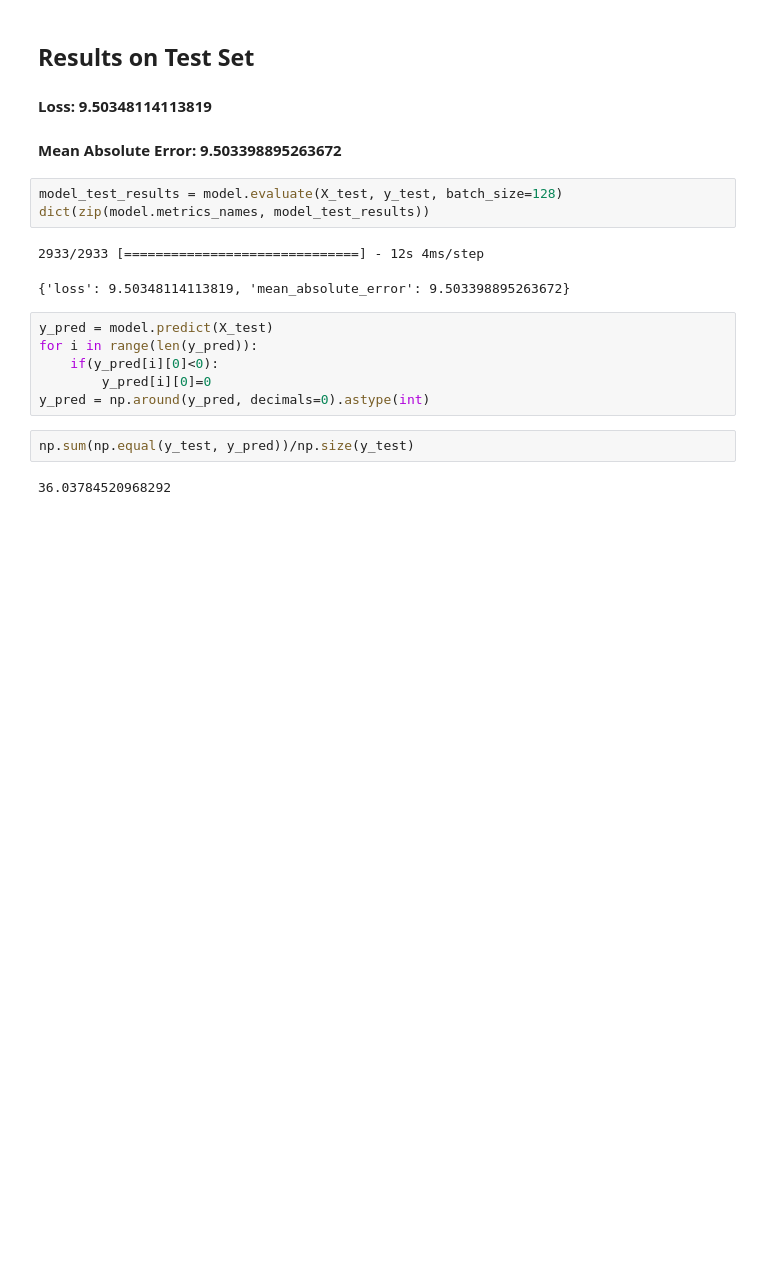
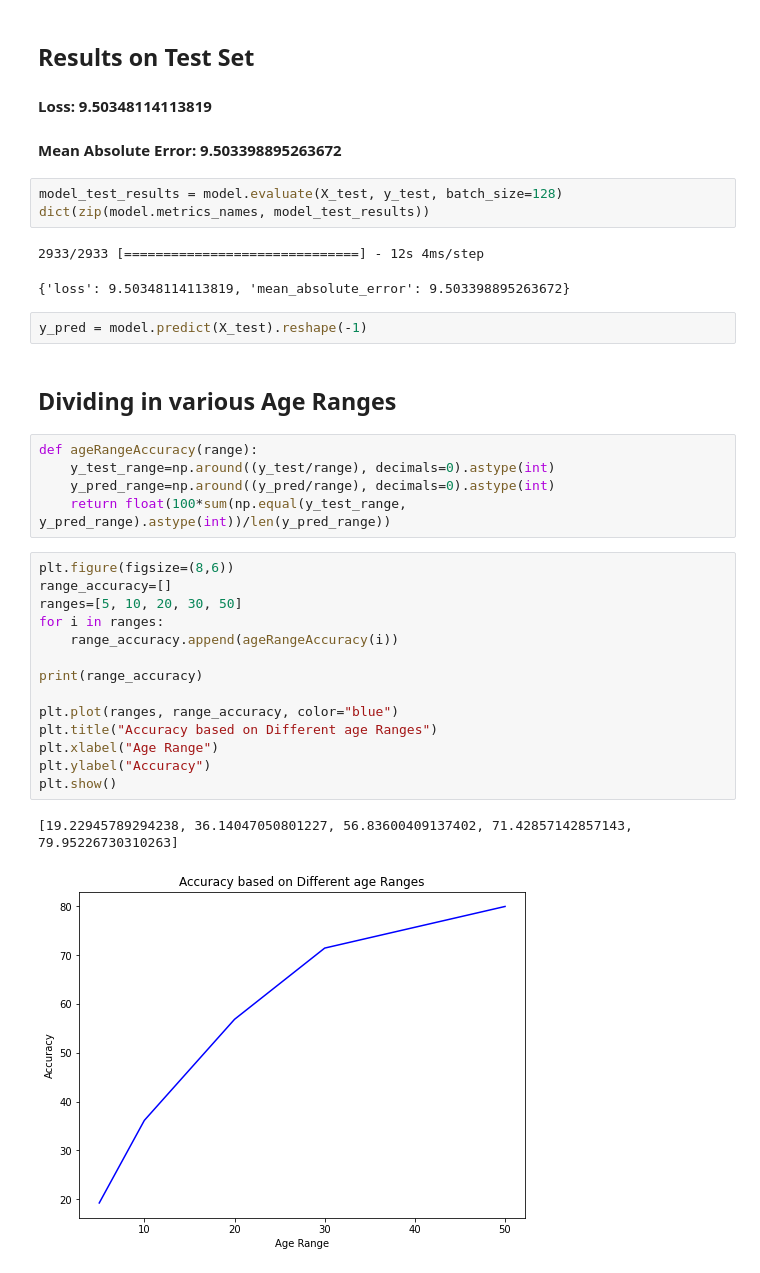
Before and after one commit to Facify/Models, a Jupyter notebook: CNN_facial-age.ipynb, the cells around one changed output. Cells and saved outputs as stored; diff of their text form; blank space fills up the shorter version.

Commit message:
Accuracy in various age ranges

```diff
--- a/CNN_facial-age.ipynb
+++ b/CNN_facial-age.ipynb
@@ -236,13 +235,29 @@ dict(zip(model.metrics_names, model_test_results))
 # %% [output]
 2933/2933 [==============================] - 12s 4ms/step
 {'loss': 9.50348114113819, 'mean_absolute_error': 9.503398895263672}
-# %%
-y_pred = model.predict(X_test)
-for i in range(len(y_pred)):
-    if(y_pred[i][0]<0):
-        y_pred[i][0]=0
-y_pred = np.around(y_pred, decimals=0).astype(int)
-# %%
-np.sum(np.equal(y_test, y_pred))/np.size(y_test)
-# %% [output]
-36.03784520968292
+# %%
+y_pred = model.predict(X_test).reshape(-1)
+# %% [markdown]
+## Dividing in various Age Ranges
+# %%
+def ageRangeAccuracy(range):
+    y_test_range=np.around((y_test/range), decimals=0).astype(int)
+    y_pred_range=np.around((y_pred/range), decimals=0).astype(int)
+    return float(100*sum(np.equal(y_test_range, y_pred_range).astype(int))/len(y_pred_range))
+# %%
+plt.figure(figsize=(8,6))
+range_accuracy=[]
+ranges=[5, 10, 20, 30, 50]
+for i in ranges:
+    range_accuracy.append(ageRangeAccuracy(i))
+
+print(range_accuracy)
+
+plt.plot(ranges, range_accuracy, color="blue")
+plt.title("Accuracy based on Different age Ranges")
+plt.xlabel("Age Range")
+plt.ylabel("Accuracy")
+plt.show()
+# %% [output]
+[19.22945789294238, 36.14047050801227, 56.83600409137402, 71.42857142857143, 79.95226730310263]
+[figure, added]
```
Also changed, not shown: parts of 1 cell of this notebook.
